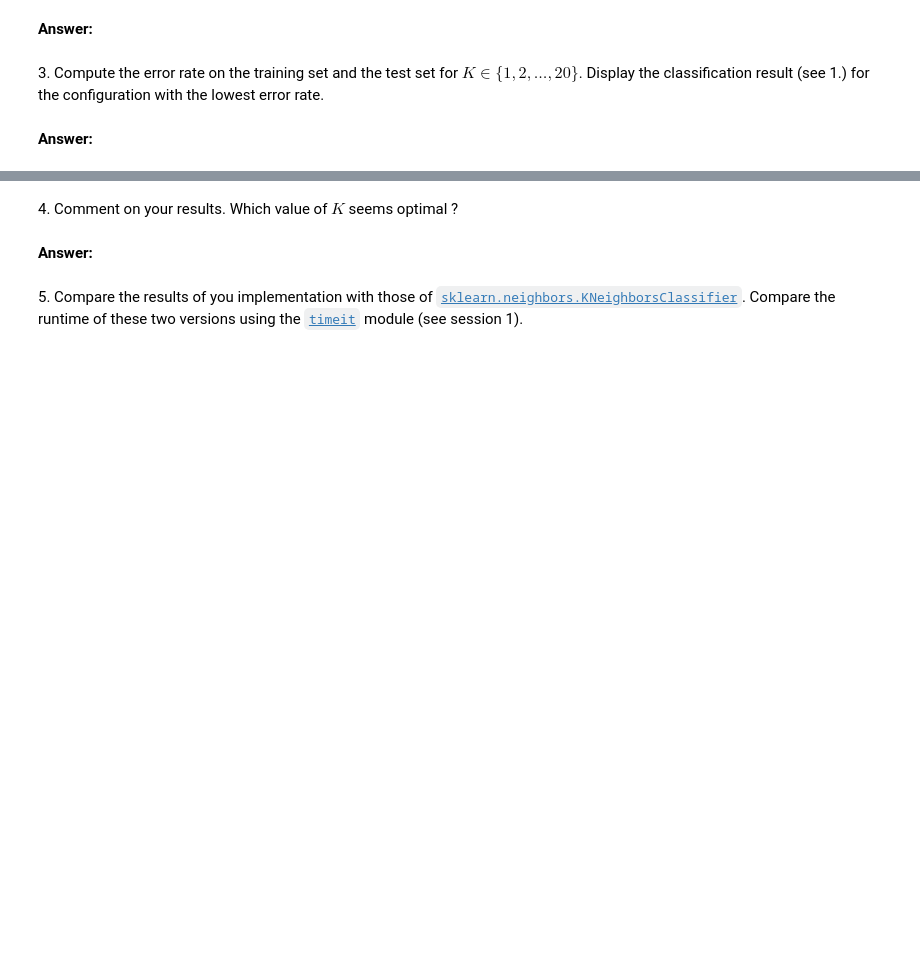
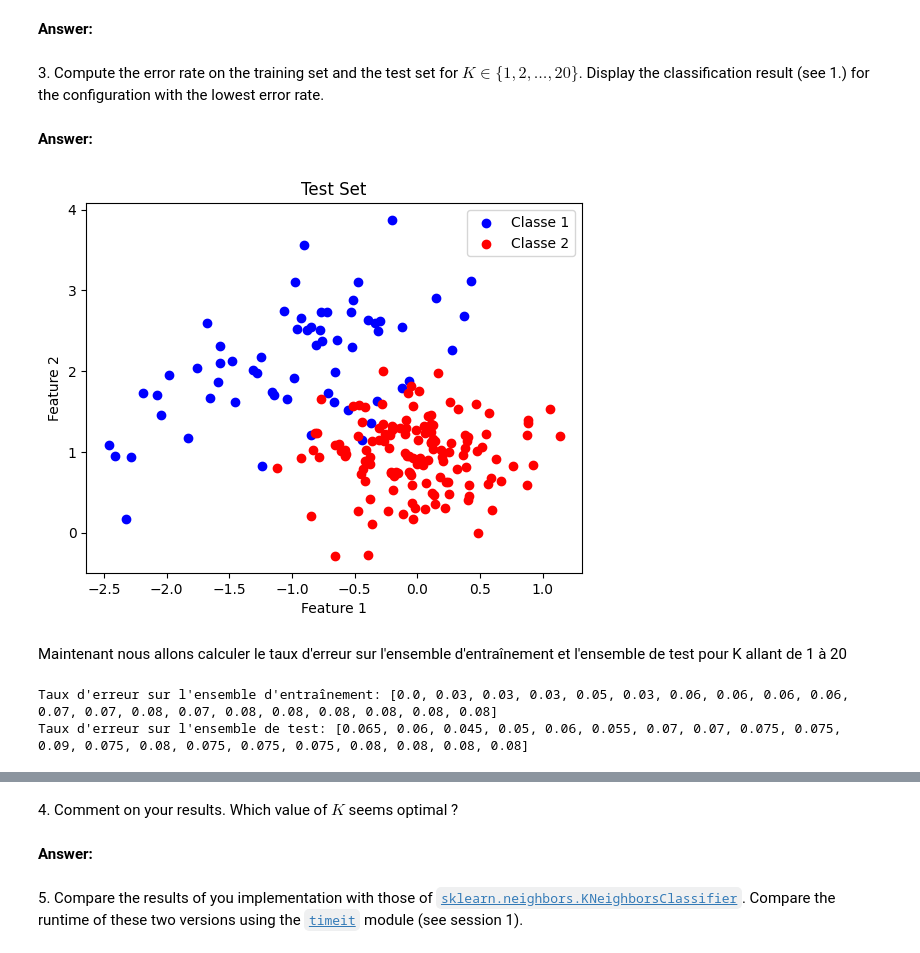
Before and after one commit to mcaron01/python_sdia, a Jupyter notebook: Labs/Lab4/lab4.ipynb, the cells around one changed output, grey strips where cells are left out. Cells and saved outputs as stored; diff of their text form; code cells hidden in the pictures; blank space fills up the shorter version.

```diff
--- a/Labs/Lab4/lab4.ipynb
+++ b/Labs/Lab4/lab4.ipynb
@@ -80,0 +144,61 @@ N_test = test.shape[0]
+# %%
+# load the test set
+test = np.loadtxt('data/synth_test.txt')
+class_test_1 = test[test[:,0]==1]
+class_test_2 = test[test[:,0]==2]
+class_test = test[:,0]
+x_test = test[:,1:]
+N_test = test.shape[0]
+# %%
+# Afficher test set pour vérifier que l'import a bien fonctionné et pour avoir une visualisation de notre set de test
+plt.scatter(class_test_1[:,1], class_test_1[:,2], c='blue', label='Classe 1')
+plt.scatter(class_test_2[:,1], class_test_2[:,2], c='red', label='Classe 2')
+
+plt.xlabel('Feature 1')
+plt.ylabel('Feature 2')
+plt.title('Test Set')
+plt.legend()
+plt.show()
+# %% [output]
+[figure, added]
+# %% [markdown]
+Maintenant nous allons calculer le taux d'erreur sur l'ensemble d'entraînement et l'ensemble de test pour K allant de 1 à 20
+# %%
+# Liste pour stocker les taux d'erreur
+error_rates_train = []
+error_rates_test = []
+
+##### ATTTENTION - il faut faire un best_K pour test et un best_K pour train ######
+
+# Initialisation des variables pour obtenir le meilleur K
+best_k = None
+best_error_rate = float('inf')
+best_predicted_labels = None
+
+# On boucle pour des valeurs de K allant de 1 à 20
+for k in range(1, 21):
+    # On effectue la classification K-NN sur l'ensemble d'entraînement avce la fonction d'avant
+    predicted_labels_train = k_nearest_neighbors(x_train, class_train, x_train, k)
+
+    # On peut ainsi calculer le taux d'erreur sur l'ensemble d'entraînement
+    error_rate_train = np.mean(predicted_labels_train != class_train)
+    error_rates_train.append(error_rate_train)
+
+    # On fait la même chose pour l'ensemble de test
+    predicted_labels_test = k_nearest_neighbors(x_train, class_train, x_test, k)
+    error_rate_test = np.mean(predicted_labels_test != class_test)
+    error_rates_test.append(error_rate_test)
+
+    # On met à jour la meilleure configuration si nécessaire
+    if error_rate_test < best_error_rate:
+        best_k = k
+        best_error_rate = error_rate_test
+        best_predicted_labels = predicted_labels_test
+
+# On peut affichier les listes des taux d'erreur
+print("Taux d'erreur sur l'ensemble d'entraînement:", error_rates_train)
+print("Taux d'erreur sur l'ensemble de test:", error_rates_test)
+print("Le meilleur taux d'erreur sur l'ensemble d'entrainement est", best_error_rate, "pour k = ", best_k)
+# %% [output]
+Taux d'erreur sur l'ensemble d'entraînement: [0.0, 0.03, 0.03, 0.03, 0.05, 0.03, 0.06, 0.06, 0.06, 0.06, 0.07, 0.07, 0.08, 0.07, 0.08, 0.08, 0.08, 0.08, 0.08, 0.08]
+Taux d'erreur sur l'ensemble de test: [0.065, 0.06, 0.045, 0.05, 0.06, 0.055, 0.07, 0.07, 0.075, 0.075, 0.09, 0.075, 0.08, 0.075, 0.075, 0.075, 0.08, 0.08, 0.08, 0.08]
```
Also changed, not shown: parts of 7 cells of this notebook.
